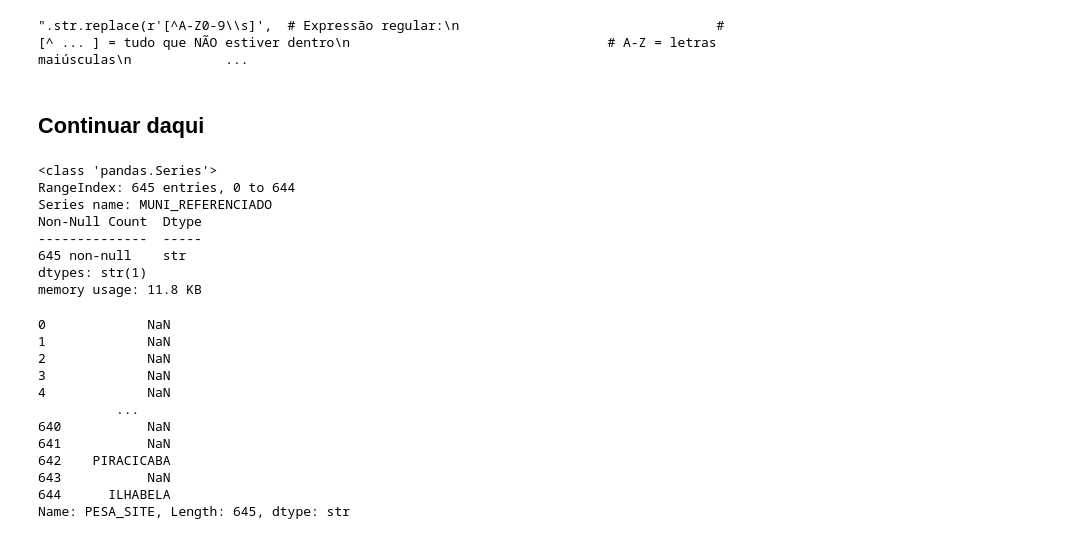
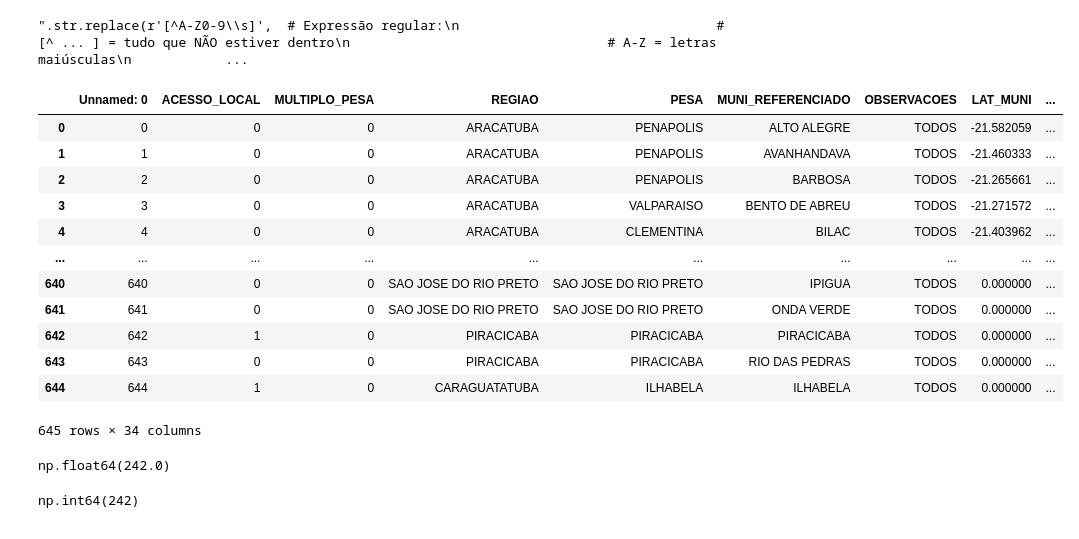
Before and after one commit to lucascgmermano/escorpiao_pesa, a Jupyter notebook: Quadro2/04-pesa_min_saude.ipynb, the cells around one changed output. Saved outputs shown, nothing was run; the diff lists cells and outputs as text; code cells hidden in the pictures.

```diff
--- a/Quadro2/04-pesa_min_saude.ipynb
+++ b/Quadro2/04-pesa_min_saude.ipynb
@@ -35,39 +38,27 @@ ministerio['MUNICIPIO'] = (               # Sobrescreve a coluna 'municipio' com
 # Contagem do número de PESA por municipio
 n_pesa = ministerio['MUNICIPIO'].value_counts(dropna=False).reset_index()
 n_pesa.columns = ['PESA_SITE', 'N_PESA']
-# %% [markdown]
-## Continuar daqui
-# %%
-#n_pesa.info()
-df['MUNI_REFERENCIADO'].info()
-# %% [output]
-<class 'pandas.Series'>
-RangeIndex: 645 entries, 0 to 644
-Series name: MUNI_REFERENCIADO
-Non-Null Count  Dtype
---------------  -----
-645 non-null    str
-dtypes: str(1)
-memory usage: 11.8 KB
 # %%
-# Merge do numero de PESA ao df
-df.merge(
+# Merge do numero de PESA (contagem de Pesa) ao df
+
+df = df.merge(
     n_pesa,
     left_on="MUNI_REFERENCIADO",
     right_on="PESA_SITE",
     how="left"
-)['PESA_SITE']
-#n_pesa[~n_pesa['PESA_SITE'].isin(df['MUNI_REFERENCIADO'])]
+)
+df
 # %% [output]
+|  | Unnamed: 0 | ACESSO_LOCAL | MULTIPLO_PESA | REGIAO | PESA | MUNI_REFERENCIADO | OBSERVACOES | LAT_MUNI | ... |
+| 0 | 0 | 0 | 0 | ARACATUBA | PENAPOLIS | ALTO ALEGRE | TODOS | -21.582059 | ... |
+| 1 | 1 | 0 | 0 | ARACATUBA | PENAPOLIS | AVANHANDAVA | TODOS | -21.460333 | ... |
+| 2 | 2 | 0 | 0 | ARACATUBA | PENAPOLIS | BARBOSA | TODOS | -21.265661 | ... |
+| 3 | 3 | 0 | 0 | ARACATUBA | VALPARAISO | BENTO DE ABREU | TODOS | -21.271572 | ... |
+| 4 | 4 | 0 | 0 | ARACATUBA | CLEMENTINA | BILAC | TODOS | -21.403962 | ... |
+| ... | ... | ... | ... | ... | ... | ... | ... | ... | ... |
+| 640 | 640 | 0 | 0 | SAO JOSE DO RIO PRETO | SAO JOSE DO RIO PRETO | IPIGUA | TODOS | 0.000000 | ... |
+| 641 | 641 | 0 | 0 | SAO JOSE DO RIO PRETO | SAO JOSE DO RIO PRETO | ONDA VERDE | TODOS | 0.000000 | ... |
+| 642 | 642 | 1 | 0 | PIRACICABA | PIRACICABA | PIRACICABA | TODOS | 0.000000 | ... |
+| 643 | 643 | 0 | 0 | PIRACICABA | PIRACICABA | RIO DAS PEDRAS | TODOS | 0.000000 | ... |
+| 644 | 644 | 1 | 0 | CARAGUATATUBA | ILHABELA | ILHABELA | TODOS | 0.000000 | ... |
-0             NaN
-1             NaN
-2             NaN
-3             NaN
-4             NaN
-          ...
-640           NaN
-641           NaN
-642    PIRACICABA
-643           NaN
-644      ILHABELA
-Name: PESA_SITE, Length: 645, dtype: str
+645 rows × 34 columns
@@ -73,0 +91,7 @@ Name: PESA_SITE, Length: 645, dtype: str
+# %%
+# Compara se o numero de PESA da lista do Ministerio esta batendo com a do DF
+display(df['N_PESA'].sum(),
+n_pesa['N_PESA'].sum())
+# %% [output]
+np.float64(242.0)
+np.int64(242)
```
Also changed, not shown: parts of 5 cells of this notebook, 1 other file.
